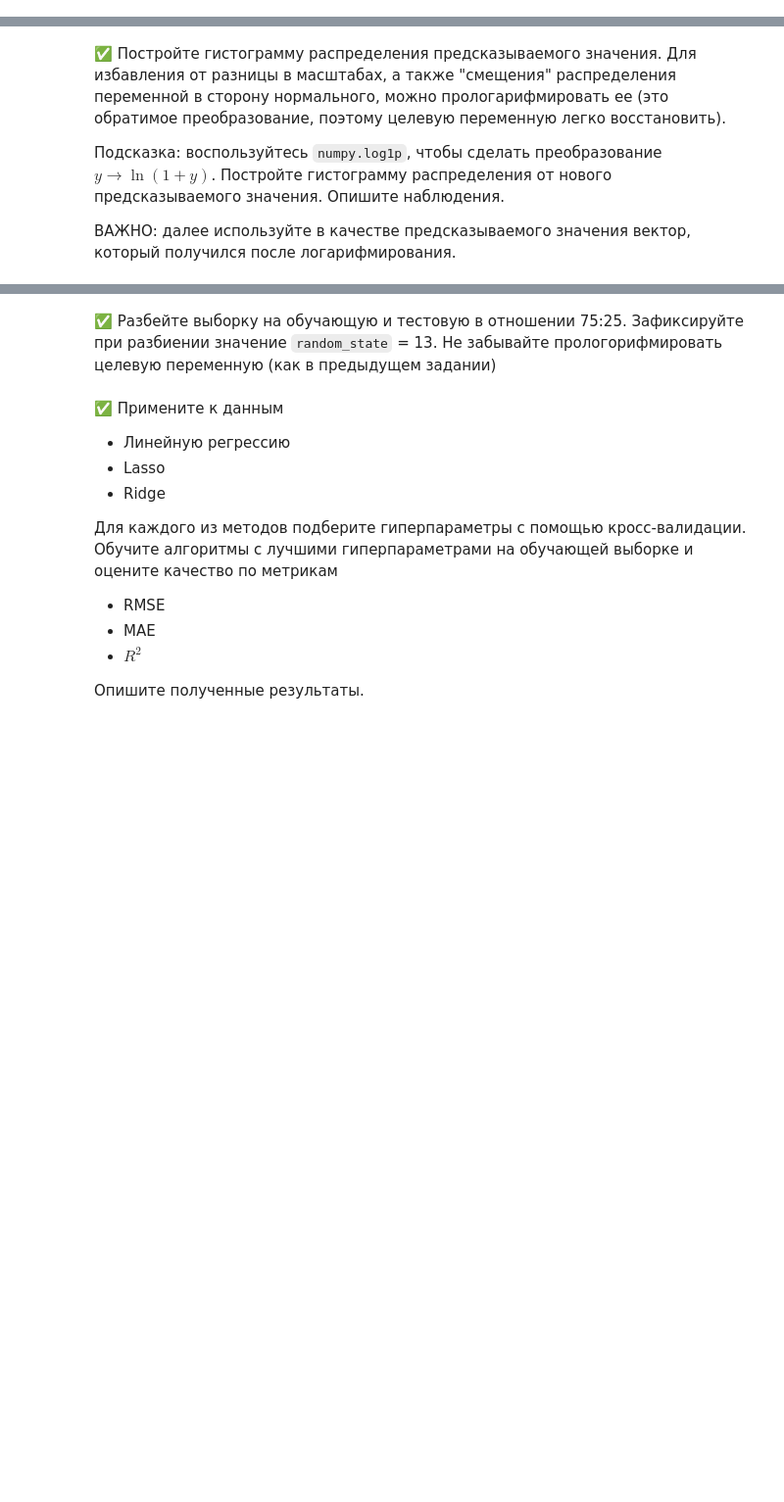
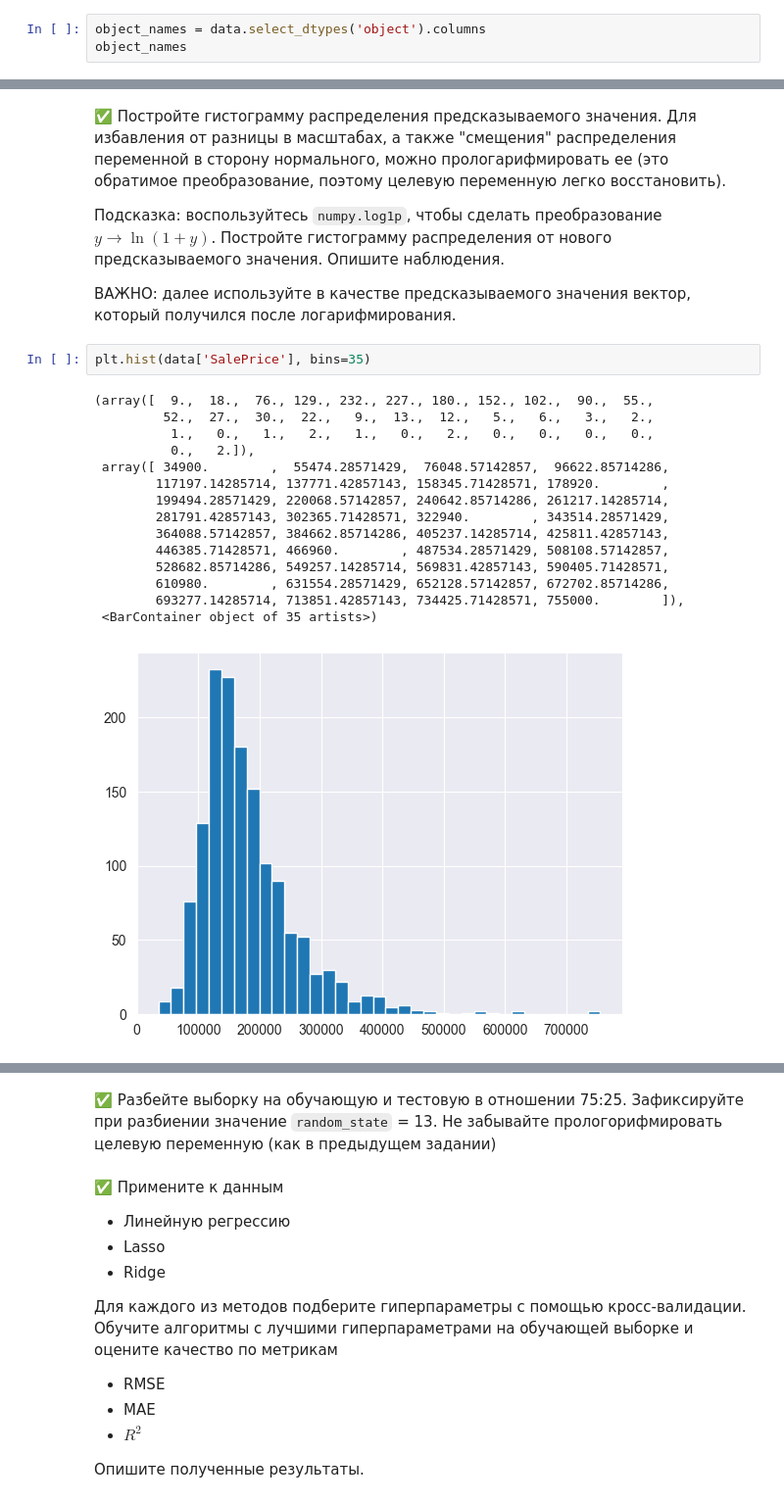
Before and after one commit to KraviGO/ML, a Jupyter notebook: Postupashki_ML_start/HW_2/HW2_LinearRegression.ipynb.ipynb, the cells around one changed output, grey strips where cells are left out. Shown at 98% size. Cells and saved outputs as stored; diff of their text form; blank space fills up the shorter version.

```diff
--- a/Postupashki_ML_start/HW_2/HW2_LinearRegression.ipynb.ipynb
+++ b/Postupashki_ML_start/HW_2/HW2_LinearRegression.ipynb.ipynb
@@ -26,2 +158,5 @@ data = pd.read_csv('train.csv', header=0)
 # %% [markdown]
 ✅ Избавьтесь от пропусков. Для каждого из примененных методов обоснуйте свое решение.
+# %%
+object_names = data.select_dtypes('object').columns
+object_names
@@ -39,3 +302,21 @@ data = pd.read_csv('train.csv', header=0)
 Подсказка: воспользуйтесь `numpy.log1p`, чтобы сделать преобразование $y \to \ln\left(1 + y\right)$. Постройте гистограмму распределения от нового предсказываемого значения. Опишите наблюдения.
 
 ВАЖНО: далее используйте в качестве предсказываемого значения вектор, который получился после логарифмирования.
+# %%
+plt.hist(data['SalePrice'], bins=35)
+# %% [output]
+(array([  9.,  18.,  76., 129., 232., 227., 180., 152., 102.,  90.,  55.,
+         52.,  27.,  30.,  22.,   9.,  13.,  12.,   5.,   6.,   3.,   2.,
+          1.,   0.,   1.,   2.,   1.,   0.,   2.,   0.,   0.,   0.,   0.,
+          0.,   2.]),
+ array([ 34900.        ,  55474.28571429,  76048.57142857,  96622.85714286,
+        117197.14285714, 137771.42857143, 158345.71428571, 178920.        ,
+        199494.28571429, 220068.57142857, 240642.85714286, 261217.14285714,
+        281791.42857143, 302365.71428571, 322940.        , 343514.28571429,
+        364088.57142857, 384662.85714286, 405237.14285714, 425811.42857143,
+        446385.71428571, 466960.        , 487534.28571429, 508108.57142857,
+        528682.85714286, 549257.14285714, 569831.42857143, 590405.71428571,
+        610980.        , 631554.28571429, 652128.57142857, 672702.85714286,
+        693277.14285714, 713851.42857143, 734425.71428571, 755000.        ]),
+ <BarContainer object of 35 artists>)
+[figure, added]
```
Also changed, not shown: parts of 25 cells of this notebook.
